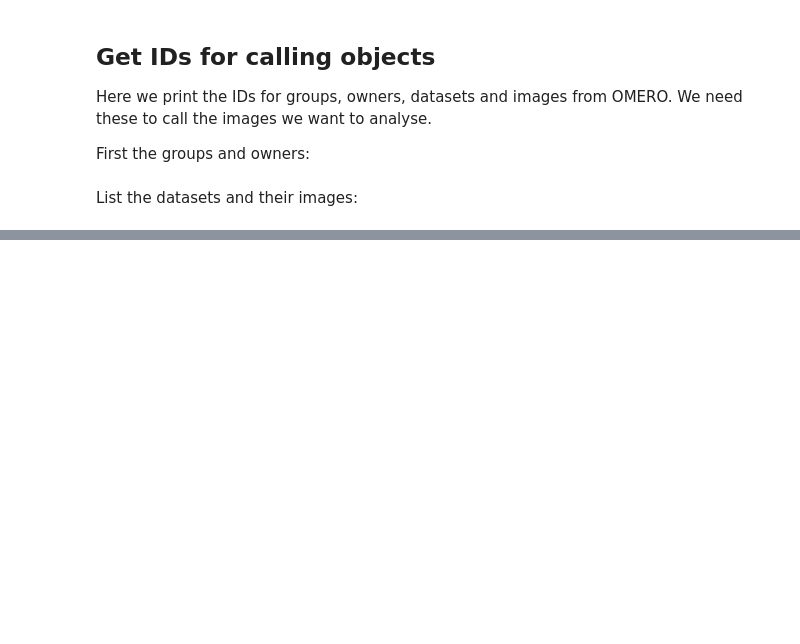
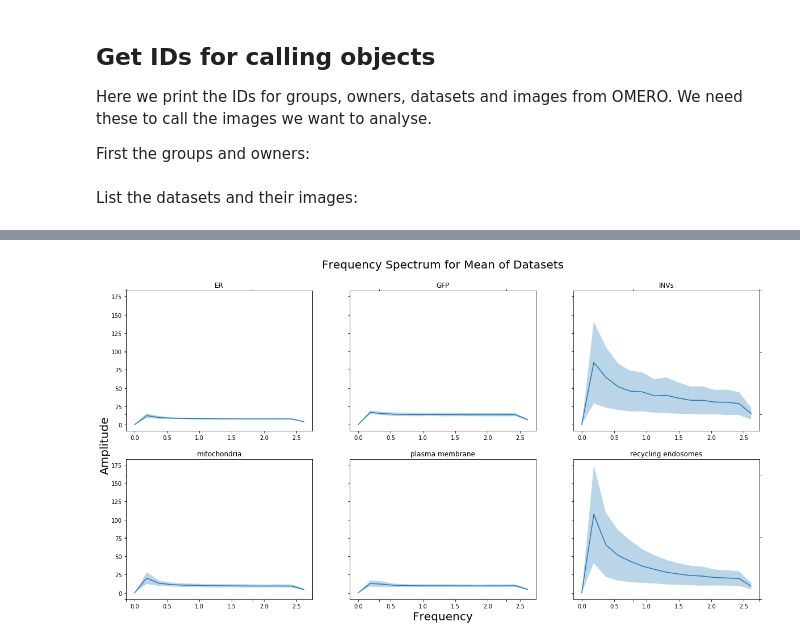
Before and after one commit to Laura190/FluctuatingIntensities, a Jupyter notebook: FluctuatingIntensities.ipynb, the cells around one changed output, grey strips where cells are left out. Drawn from its saved outputs; the diff is of its cells as text; code cells hidden in the pictures; blank space fills up the shorter version.

```diff
--- a/FluctuatingIntensities.ipynb
+++ b/FluctuatingIntensities.ipynb
@@ -118,0 +148,31 @@ plt.show;
+# %%
+Amp_meanDS=dict.fromkeys(keys[:-1])
+Freq_meanDS=dict.fromkeys(keys[:-1])
+Amp_stdDS=dict.fromkeys(keys[:-1])
+Mean_Vel_DS=dict.fromkeys(keys[:-1])
+TurbStreng_DS=dict.fromkeys(keys[:-1])
+for key in Amp_meanDS:
+    Amp_meanDS[key]=np.mean(Amp_Im[key], axis=1)
+    Freq_meanDS[key]=np.mean(Freq_Im[key], axis=1)
+    Amp_stdDS[key]=np.std(Amp_Im[key], axis=1)
+    Mean_Vel_DS[key]=np.mean(Mean_Vel_Im[key])
+    TurbStreng_DS[key]=np.mean(TurbStreng_Im[key])
+# %%
+fig, axs = plt.subplots(2,3,figsize=(20,10),sharey=True)
+fig.add_subplot(111, frameon=False)
+for key in Datasets:
+    #print('Mean Velocity:', Mean_Vel[key])
+    #print('Turbulence Strength:', TurbStreng[key])
+    axs[int(list(Datasets.keys()).index(key)>=3),list(Datasets.keys()).index(key)%3].plot(Freq_meanDS[key],Amp_meanDS[key])
+    axs[int(list(Datasets.keys()).index(key)>=3),list(Datasets.keys()).index(key)%3].fill_between(Freq_meanDS[key], Amp_meanDS[key]-Amp_stdDS[key], Amp_meanDS[key]+Amp_stdDS[key] ,alpha=0.3)
+    axs[int(list(Datasets.keys()).index(key)>=3),list(Datasets.keys()).index(key)%3].title.set_text(key)
+
+# hide tick and tick label of the big axes
+plt.tick_params(labelcolor='none', top='off', bottom='off', left='off', right='off')
+plt.grid(False)
+plt.xlabel("Frequency",fontsize = 20)
+plt.ylabel("Amplitude",fontsize = 20)
+plt.title("Frequency Spectrum for Mean of Datasets",fontsize = 20,pad=40)
+plt.show;
+# %% [output]
+[figure, added]
```
Also changed, not shown: parts of 33 cells of this notebook.
